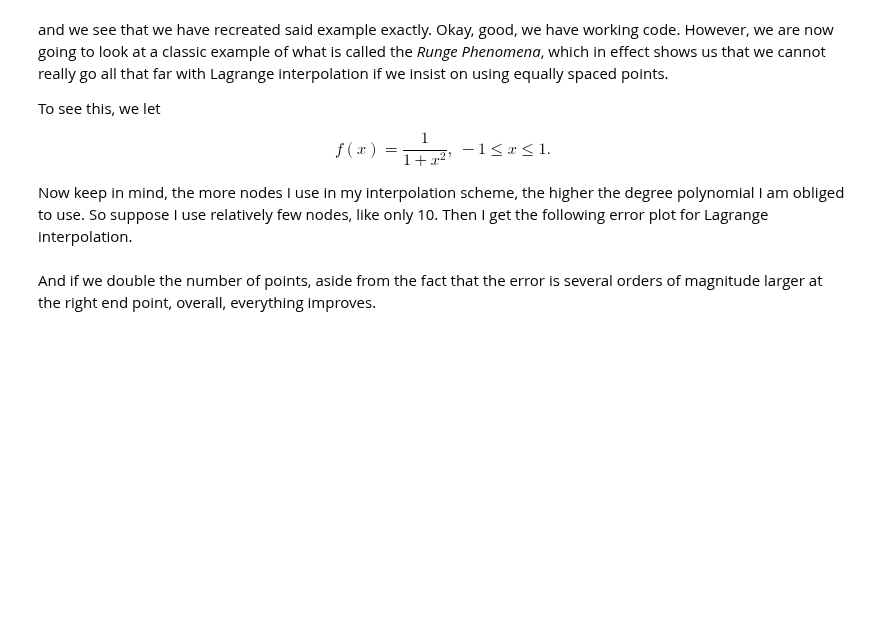
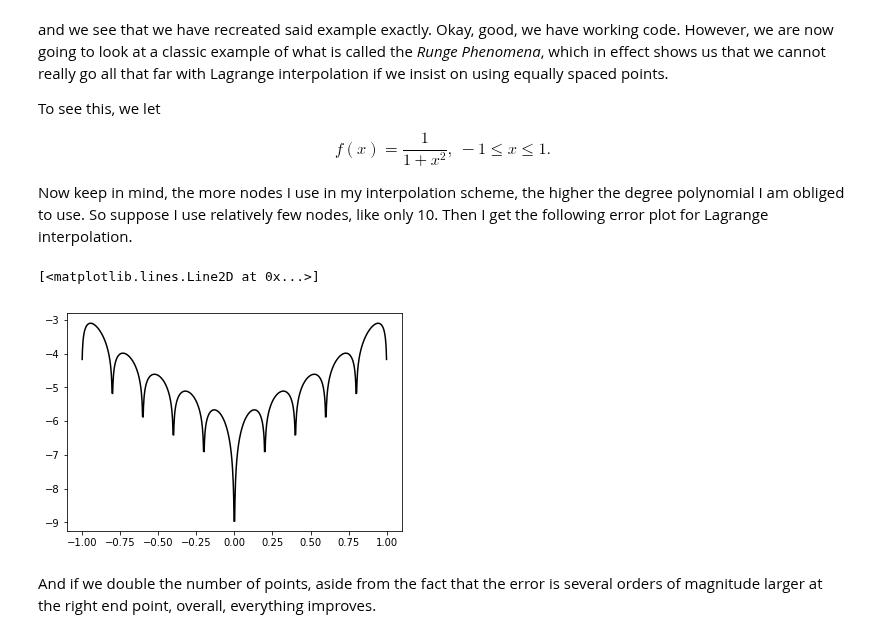
Before and after one commit to cwcurtis/Math-340-Notebooks, a Jupyter notebook: Lectures/Course_Lectures/Lecture_Eight_Interpolation.ipynb, the cells around one changed output. Saved outputs shown, nothing was run; the diff lists cells and outputs as text; code cells hidden in the pictures; blank space fills up the shorter version.

```diff
--- a/Lectures/Course_Lectures/Lecture_Eight_Interpolation.ipynb
+++ b/Lectures/Course_Lectures/Lecture_Eight_Interpolation.ipynb
@@ -88,7 +83,20 @@ def lfun(xvals,jj,x):
+# %%
+def lfun(xvals,jj,x):
+    lval = np.ones(x.size)
+    xjj = xvals[jj]
+    xrem = xvals[:jj]
+    xrem = np.append(xrem,xvals[jj+1:])
+    denom = np.prod(xjj - xrem)
+    for val in xrem:
+        lval *= (x-val)
+    return lval/denom
+    return lval
 # %%
 def lagran_interp(xvals,fvals,x):
     n = fvals.size
-    # Insert code here
+    ipoly = np.zeros(x.size)
+    for jj in range(n):
+        ipoly += fvals[jj]*lfun(xvals,jj,x)
     return ipoly
 # %% [markdown]
 If we try to recreate the example seen in the figure above, we use
@@ -111,12 +122,15 @@ $$
 
 Now keep in mind, the more nodes I use in my interpolation scheme, the higher the degree polynomial I am obliged to use.  So suppose I use relatively few nodes, like only 10.  Then I get the following error plot for Lagrange interpolation.
 # %%
-xinterp = np.linspace(-1.,1.,int(1e3))
+xinterp = np.linspace(-1.,1.,int(1e3)+1)
 ftrue = 1./(1.+xinterp**2.)
 xvals = xinterp[::100]
 fvals = ftrue[::100]
 finterp = lagran_interp(xvals,fvals,xinterp)
-plt.plot(xinterp,np.log10(np.abs(ftrue-finterp)),ls='-',color='k')
+plt.plot(xinterp,np.ma.log10(np.abs(ftrue-finterp)),ls='-',color='k')
+# %% [output]
+[<matplotlib.lines.Line2D at 0x...>]
+[figure, added]
 # %% [markdown]
 And if we double the number of points, aside from the fact that the error is several orders of magnitude larger at the right end point, overall, everything improves.
 # %%
```
Also changed, not shown: parts of 5 cells of this notebook, 1 other file.
